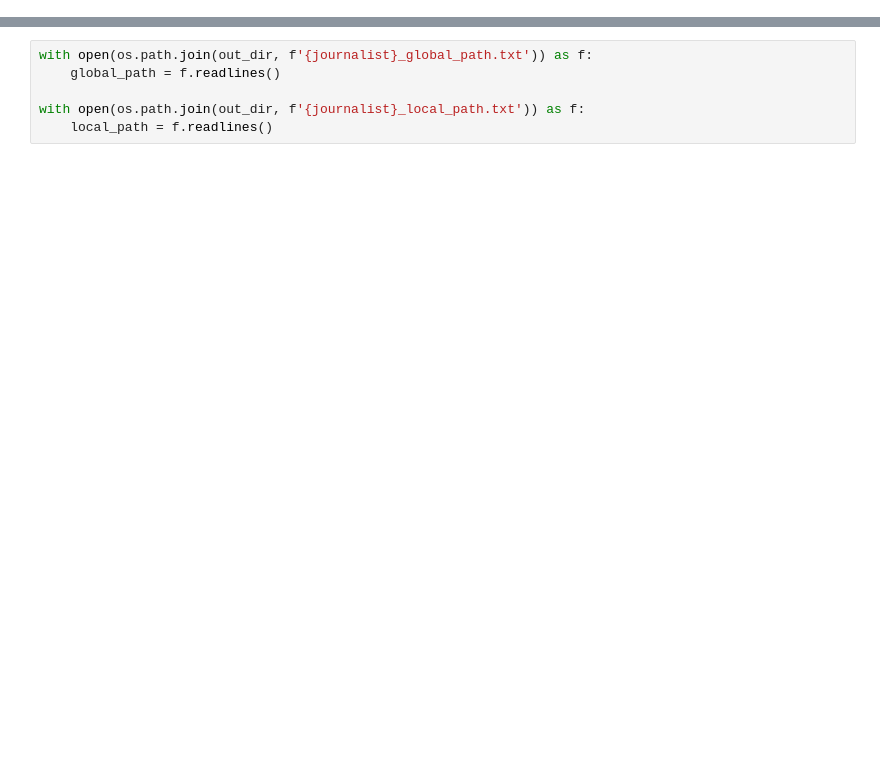
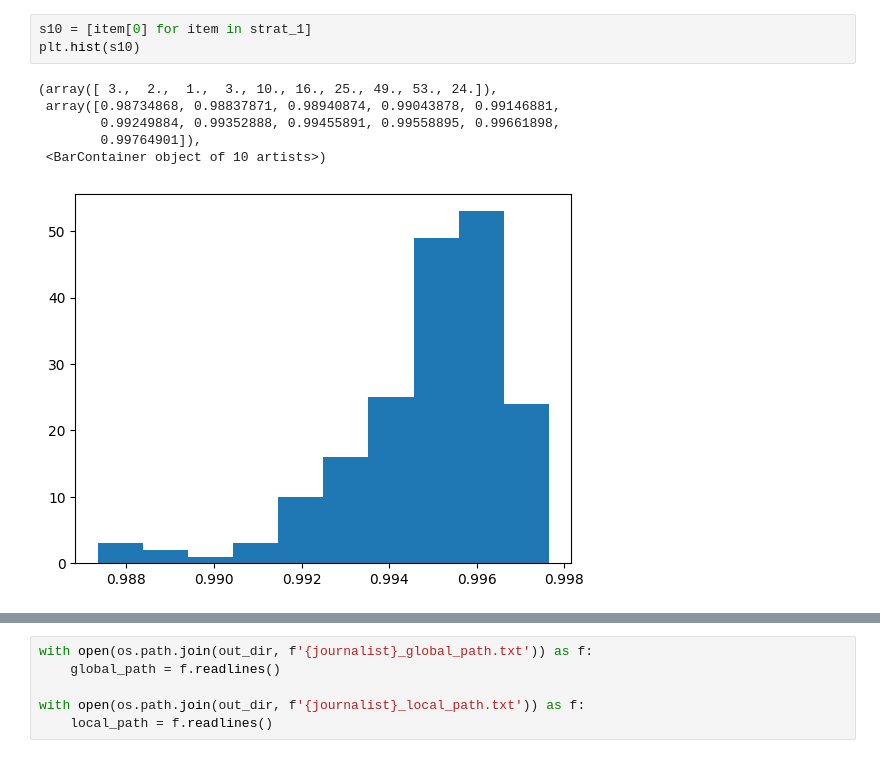
Before and after one commit to CrowdDynamicsLab/Coordinated_hatespeech, a Jupyter notebook: activity_trace.ipynb, the cells around one changed output, grey strips where cells are left out. Drawn from its saved outputs; the diff is of its cells as text; blank space fills up the shorter version.

```diff
--- a/activity_trace.ipynb
+++ b/activity_trace.ipynb
@@ -41,0 +588,10 @@ alice_sort = alice.sort_values(by=['created_at'])
+# %%
+s10 = [item[0] for item in strat_1]
+plt.hist(s10)
+# %% [output]
+(array([ 3.,  2.,  1.,  3., 10., 16., 25., 49., 53., 24.]),
+ array([0.98734868, 0.98837871, 0.98940874, 0.99043878, 0.99146881,
+        0.99249884, 0.99352888, 0.99455891, 0.99558895, 0.99661898,
+        0.99764901]),
+ <BarContainer object of 10 artists>)
+[figure, added]
```
Also changed, not shown: parts of 60 cells of this notebook, 11 other files.
